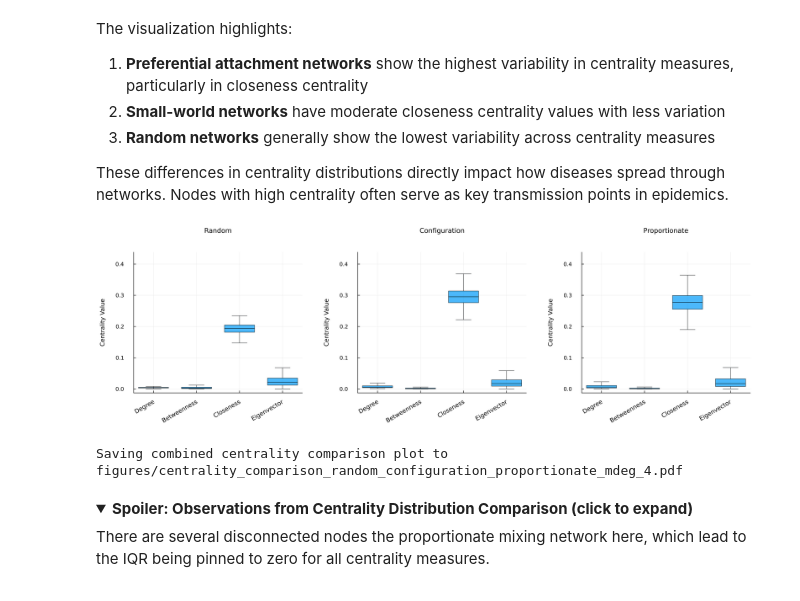
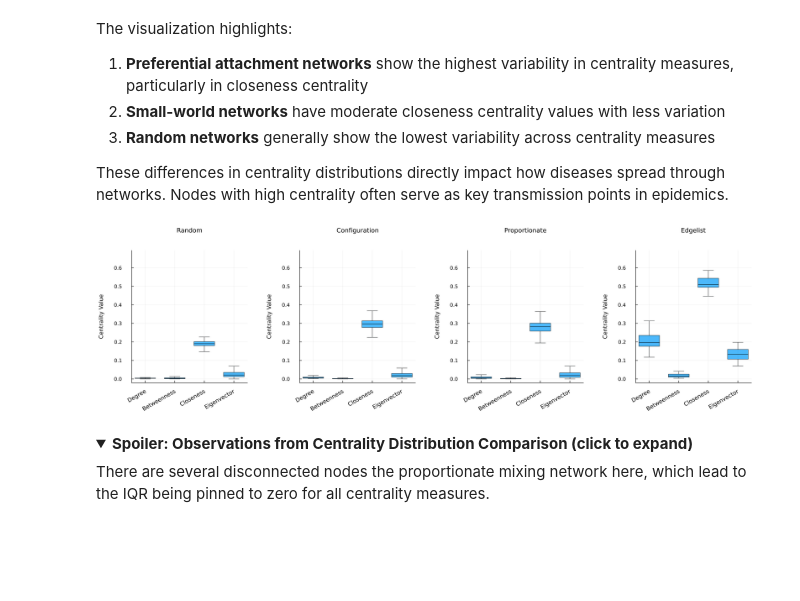
Before and after one commit to lstell21/espidam-tutorial-2026, a Jupyter notebook: Part2.ipynb, the cells around one changed output. Cells and saved outputs as stored; diff of their text form; code cells hidden in the pictures; folded sections open; blank space fills up the shorter version.

```diff
--- a/Part2.ipynb
+++ b/Part2.ipynb
@@ -324,5 +334,7 @@ Now let's set up the model for our investigation. As a reminder, in the initiali
 # %%
 include("src/initialize.jl")
-# Initialization: initialize the model with the chosen parameters: network_type, patient_zero
-model = initialize(; network_type=:proportionate, patient_zero=:maxdegree, r̂=r̂, p̂=p̂)
+# Initialize the model with the chosen parameters
+# Using the pre-loaded edgelist graph via custom_graph; switch network_type for other types
+model = initialize(; network_type=:edgelist, custom_graph=edgelist_graph,
+                   patient_zero=:maxdegree, use_hospitalization=false)
 # %% [output]
@@ -432,36 +430,22 @@ savefig(centrality_plot, "figures/centrality_$(model.network_type)_mdeg_$(model.
 
 To test whether the initialized model follows the negative binomial distribution, we can compare the degree distribution of the generated network with the fitted negative binomial distribution.
 # %%
-# Create a histogram of the degree sequence with the fitted NB distribution
 degrees_from_graph = model.graph |> degree
 
-# Create the histogram
 p = histogram(degrees_from_graph,
     nbins=maximum(degrees_from_graph),
-    xlabel="Degree",
-    ylabel="Count",
+    xlabel="Degree", ylabel="Count",
     title="Degree Histogram with NB Fit",
-    alpha=0.7,
-    legend=:topright,
-    label="Observed Degrees")
+    alpha=0.7, legend=:topright, label="Observed Degrees")
 
-# Generate the probability density function of our fitted NB distribution
 x_vals = collect(0:maximum(degrees_from_graph))
-pdf_vals = pdf.(nb_fit, x_vals) .* length(degrees_from_graph)  # Scale to match histogram counts
+pdf_vals = pdf.(nb_fit, x_vals) .* length(degrees_from_graph)
 
-# Add the PDF curve to our plot
 plot!(p, x_vals, pdf_vals,
-    linewidth=3,
-    color=:red,
+    linewidth=3, color=:red,
     label="Fitted NB (μ=$(round(fitted_μ, digits=2)), θ=$(round(fitted_θ, digits=2)))")
-
-# Add mean vertical line
-vline!([fitted_μ],
-    label="Mean",
-    linestyle=:dash,
-    linewidth=2,
-    color=:green)
+vline!([fitted_μ], label="Mean", linestyle=:dash, linewidth=2, color=:green)
 
 display(p)
-savefig(p, "figures/degree_histogram_with_fit.pdf");
+savefig(p, joinpath(FIGURES_DIR, "degree_histogram_with_fit.pdf"));
 # %% [output]
@@ -672,17 +647,16 @@ These differences in centrality distributions directly impact how diseases sprea
 # %%
 include("src/plotting.jl")
 
 centrality_comparison = plot_centrality_comparison(;
-    network_types=[:random, :configuration, :proportionate],
+    network_types=[:random, :configuration, :proportionate, :edgelist],
     mean_degree=4,
-    link_axes=true,  # Enable linked y-axes for direct comparison
-    r̂=r̂,
-    p̂=p̂
+    link_axes=true,
+    r̂=r̂, p̂=p̂,
+    figures_dir=FIGURES_DIR,
 )
 display(centrality_comparison)
 # %% [output]
-[figure, old version]
+[figure, new version]
-Saving combined centrality comparison plot to figures/centrality_comparison_random_configuration_proportionate_mdeg_4.pdf
 # %% [markdown]
 <details>
 <summary><strong>Spoiler: Observations from Centrality Distribution Comparison (click to expand)</strong></summary>
```
Also changed, not shown: parts of 18 cells of this notebook, 7 other files.
